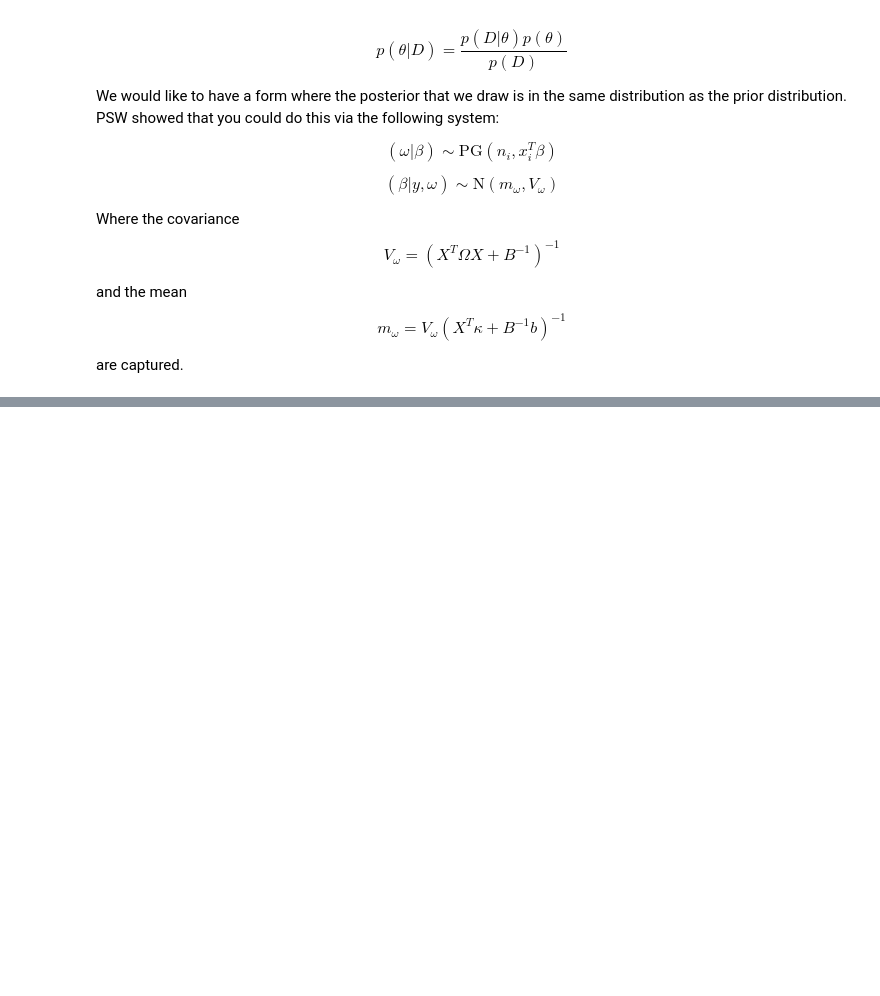
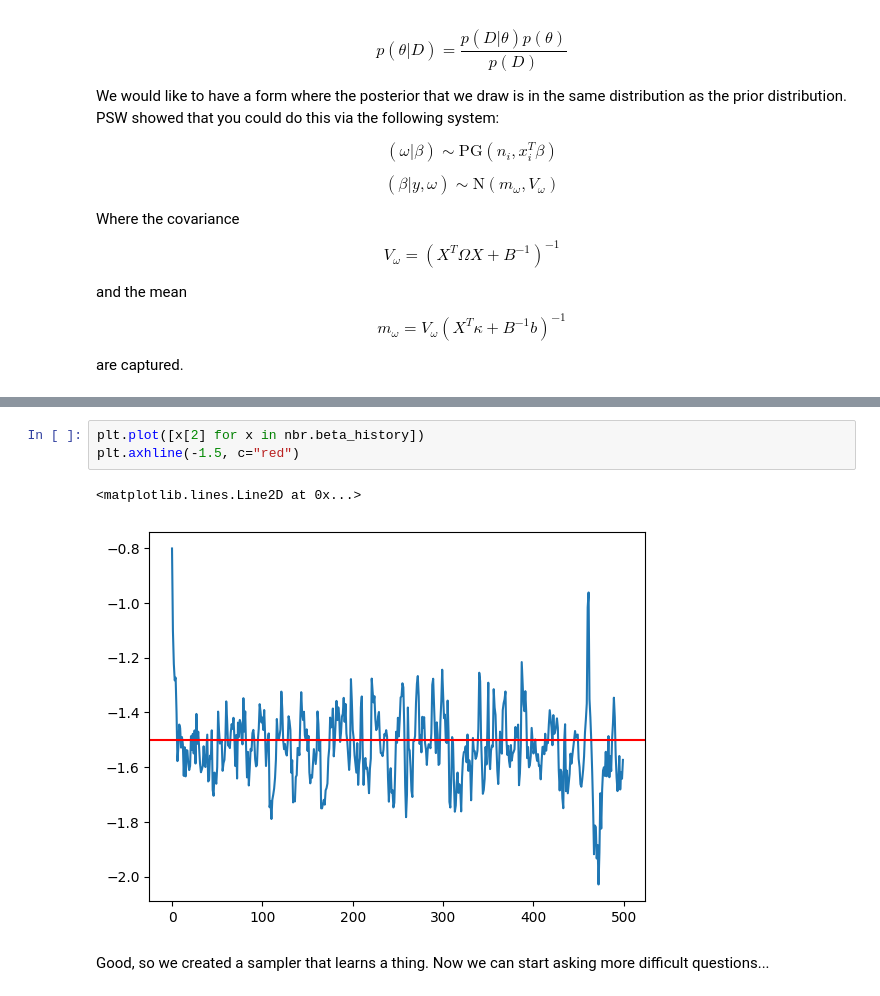
Before and after one commit to jhaberbe/nb-ibp, a Jupyter notebook: notebook/polya-gamma-construction.ipynb, the cells around one changed output, grey strips where cells are left out. Cells and saved outputs as stored; diff of their text form; blank space fills up the shorter version.

```diff
--- a/notebook/polya-gamma-construction.ipynb
+++ b/notebook/polya-gamma-construction.ipynb
@@ -217,0 +236,8 @@ True r: 10.0
+# %%
+plt.plot([x[2] for x in nbr.beta_history])
+plt.axhline(-1.5, c="red")
+# %% [output]
+<matplotlib.lines.Line2D at 0x...>
+[figure, added]
+# %% [markdown]
+Good, so we created a sampler that learns a thing. Now we can start asking more difficult questions...
```
Also changed, not shown: parts of 10 cells of this notebook, 1 other file.
